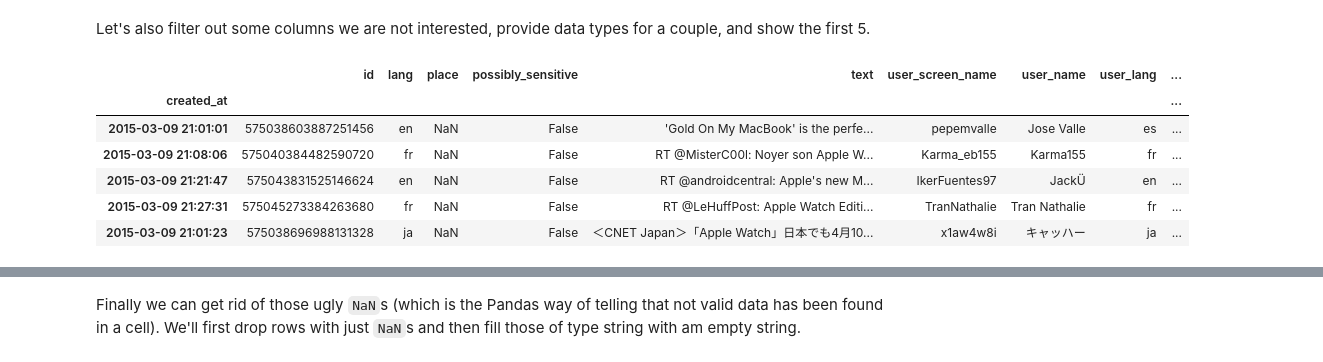
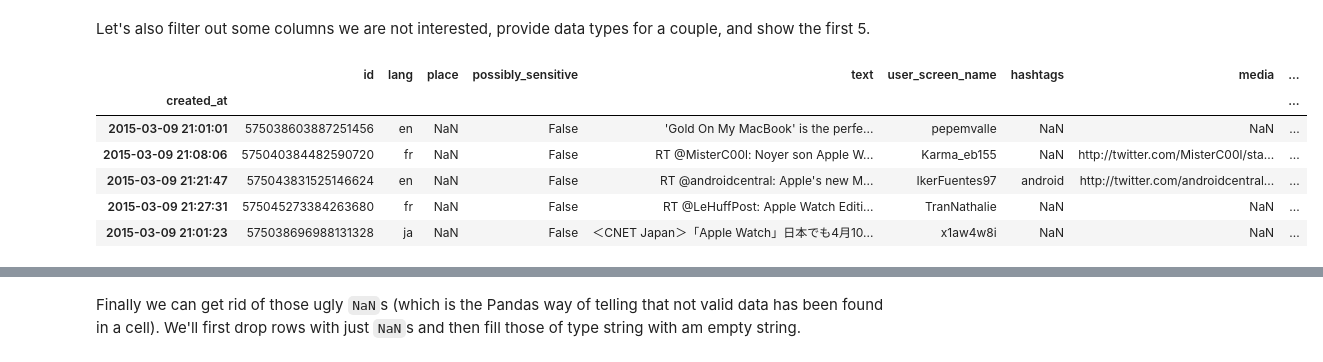
Before and after one commit to sul-cidr/python_workshops, a Jupyter notebook: data_manipulation_filled.ipynb, the cells around one changed output, grey strips where cells are left out. Saved outputs shown, nothing was run; the diff lists cells and outputs as text; code cells hidden in the pictures.

```diff
--- a/data_manipulation_filled.ipynb
+++ b/data_manipulation_filled.ipynb
@@ -311,27 +311,27 @@ pd.read_csv("twitter.csv", index_col="created_at")
 Let's also filter out some columns we are not interested, provide data types for a couple, and show the first 5.
 # %%
 columns = [
-    "created_at", "id", "lang",
-    "place", "possibly_sensitive", "text",
-    "user_screen_name", "user_name", "user_lang", "user_location",
-    "hashtags", "media", "symbols", "urls", "lat", "lon", "country"]
+    "created_at", "id",
+    "text", "lang", "possibly_sensitive", "user_screen_name",
+    "hashtags", "media", "symbols", "urls",
+    "place", "country"]
 index = "created_at"
 data_types = {
     "id": int,
     "possibly_sensitive": bool,
     "lat": float,
     "lon": float,
 }
 df = pd.read_csv("twitter.csv", parse_dates=["created_at"], index_col="created_at", usecols=columns, dtype=data_types)
 df.head(5)
 # %% [output]
-|  | id | lang | place | possibly_sensitive | text | user_screen_name | user_name | user_lang | ... |
+|  | id | lang | place | possibly_sensitive | text | user_screen_name | hashtags | media | ... |
 | created_at |  |  |  |  |  |  |  |  | ... |
-| 2015-03-09 21:01:01 | 575038603887251456 | en | NaN | False | 'Gold On My MacBook' is the perfe... | pepemvalle | Jose Valle | es | ... |
-| 2015-03-09 21:08:06 | 575040384482590720 | fr | NaN | False | RT @MisterC00l: Noyer son Apple W... | Karma_eb155 | Karma155 | fr | ... |
-| 2015-03-09 21:21:47 | 575043831525146624 | en | NaN | False | RT @androidcentral: Apple's new M... | IkerFuentes97 | JackÜ | en | ... |
-| 2015-03-09 21:27:31 | 575045273384263680 | fr | NaN | False | RT @LeHuffPost: Apple Watch Editi... | TranNathalie | Tran Nathalie | fr | ... |
-| 2015-03-09 21:01:23 | 575038696988131328 | ja | NaN | False | ＜CNET Japan＞「Apple Watch」日本でも4月10... | x1aw4w8i | キャッハー | ja | ... |
+| 2015-03-09 21:01:01 | 575038603887251456 | en | NaN | False | 'Gold On My MacBook' is the perfe... | pepemvalle | NaN | NaN | ... |
+| 2015-03-09 21:08:06 | 575040384482590720 | fr | NaN | False | RT @MisterC00l: Noyer son Apple W... | Karma_eb155 | NaN | http://twitter.com/MisterC00l/sta... | ... |
+| 2015-03-09 21:21:47 | 575043831525146624 | en | NaN | False | RT @androidcentral: Apple's new M... | IkerFuentes97 | android | http://twitter.com/androidcentral... | ... |
+| 2015-03-09 21:27:31 | 575045273384263680 | fr | NaN | False | RT @LeHuffPost: Apple Watch Editi... | TranNathalie | NaN | NaN | ... |
+| 2015-03-09 21:01:23 | 575038696988131328 | ja | NaN | False | ＜CNET Japan＞「Apple Watch」日本でも4月10... | x1aw4w8i | NaN | NaN | ... |
 # %%
 # Let's find out the data types
 df.dtypes
```
Also changed, not shown: parts of 7 cells of this notebook, 1 other file.
